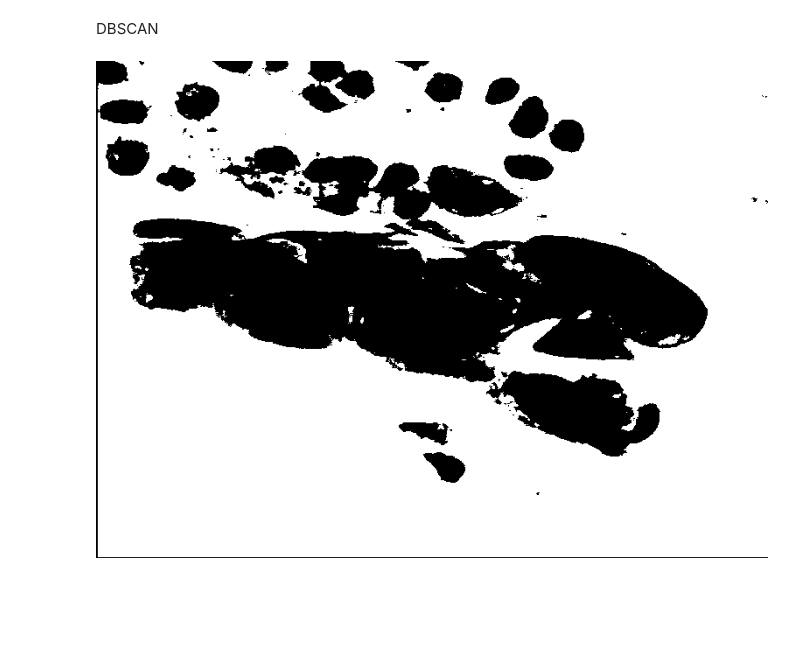
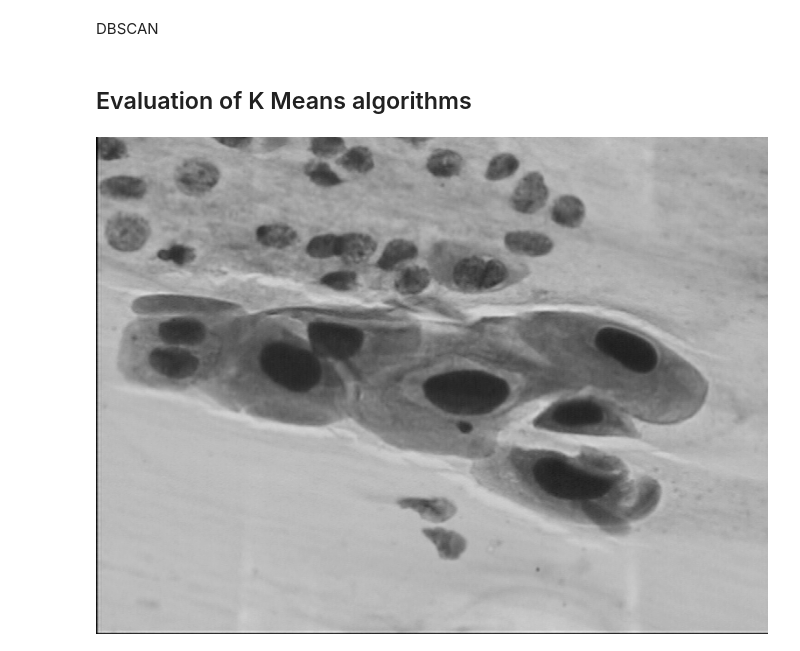
Before and after one commit to pickledherring/image_analysis, a Jupyter notebook: main.ipynb, the cells around one changed output. Drawn from its saved outputs; the diff is of its cells as text; code cells hidden in the pictures; blank space fills up the shorter version.

```diff
--- a/main.ipynb
+++ b/main.ipynb
@@ -578,4 +654,6 @@ def dbscan(img, min_obj=3, radius=6):
+# %% [markdown]
+## Evaluation of K Means algorithms
 # %%
-to_image(dbscan(open_in_gray("Cancerous cell smears/mod02.BMP")))
+to_image(open_in_gray("Cancerous cell smears/mod02.BMP"))
 # %% [output]
-[figure, old version]
+[figure, new version]
```
Also changed, not shown: parts of 21 cells of this notebook.
